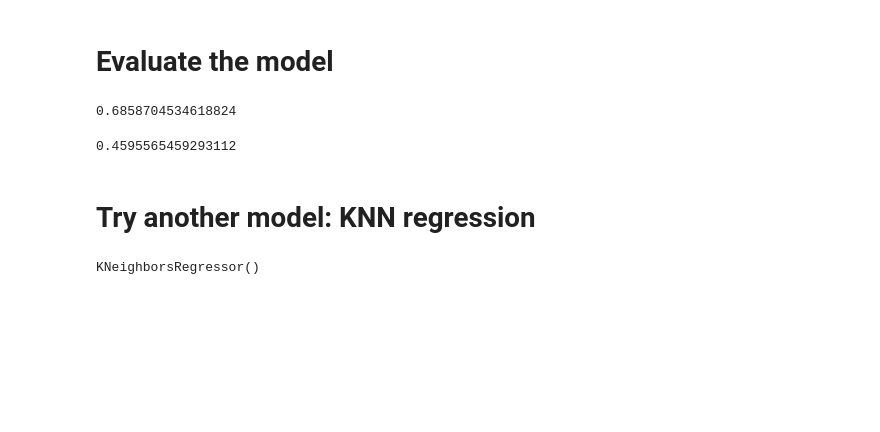
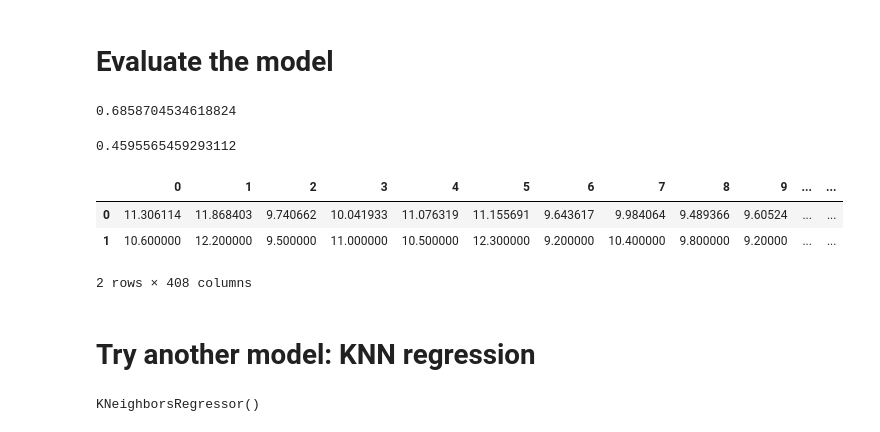
Before and after one commit to rogerserret/IronRoger, a Jupyter notebook: week4_classexs/Lab-Comparing_Regression_Models.ipynb, the cells around one changed output. Cells and saved outputs as stored; diff of their text form; code cells hidden in the pictures; blank space fills up the shorter version.

```diff
--- a/week4_classexs/Lab-Comparing_Regression_Models.ipynb
+++ b/week4_classexs/Lab-Comparing_Regression_Models.ipynb
@@ -228,7 +228,14 @@ mae(y_test,y_pred) # mean of our error (only half degree on average in the predi
 # %%
 # Create a data frame with test and predicted values of our target:
 
 Linear = [y_pred,y_test] #This is an array, in order to plot it we would need to create a dataframe and plot it against the index
+Linear_df = pd.DataFrame(Linear)
+Linear_df
+# %% [output]
+|  | 0 | 1 | 2 | 3 | 4 | 5 | 6 | 7 | 8 | 9 | ... | ... |
+| 0 | 11.306114 | 11.868403 | 9.740662 | 10.041933 | 11.076319 | 11.155691 | 9.643617 | 9.984064 | 9.489366 | 9.60524 | ... | ... |
+| 1 | 10.600000 | 12.200000 | 9.500000 | 11.000000 | 10.500000 | 12.300000 | 9.200000 | 10.400000 | 9.800000 | 9.20000 | ... | ... |
+2 rows × 408 columns
 # %% [markdown]
 # Try another model: KNN regression
 # %%
```
Also changed, not shown: parts of 1 cell of this notebook.
